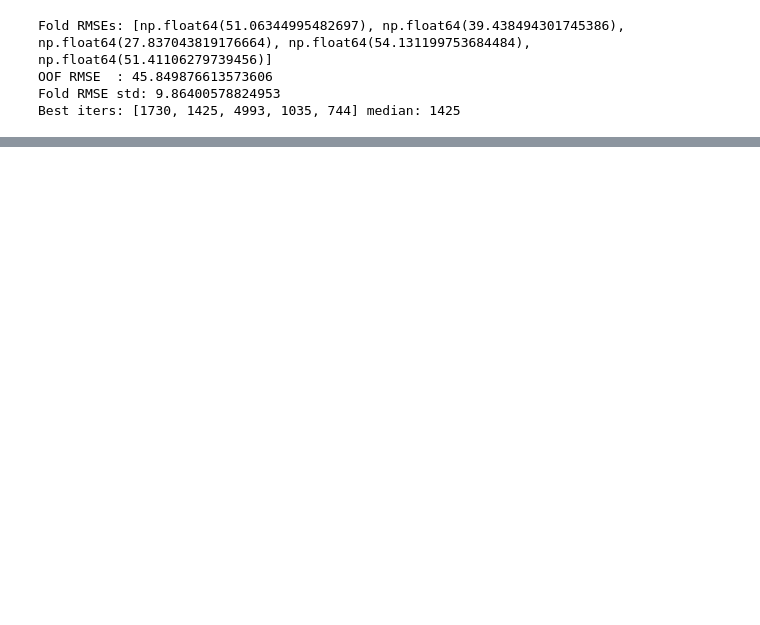
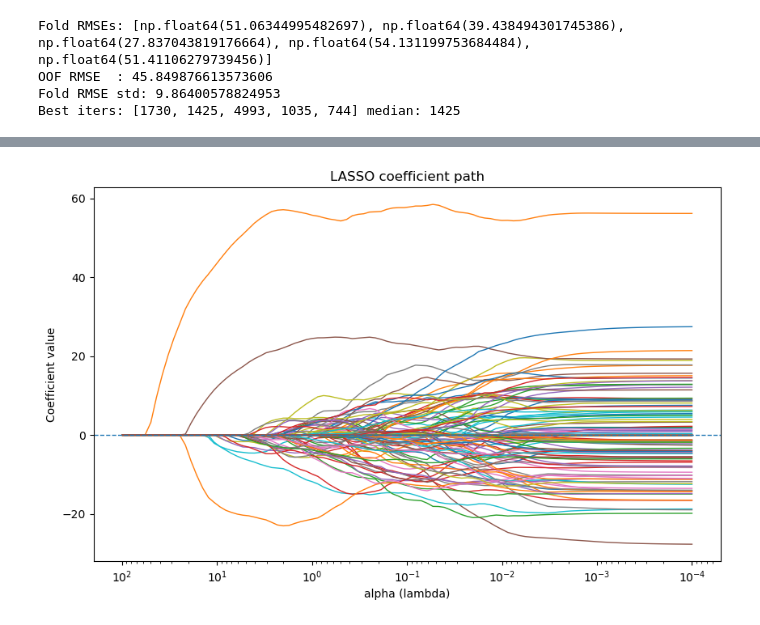
Before and after one commit to JBorregaardd/cda_assignments, a Jupyter notebook: jacob_test.ipynb, the cells around one changed output, grey strips where cells are left out. Drawn from its saved outputs; the diff is of its cells as text; code cells hidden in the pictures; blank space fills up the shorter version.

```diff
--- a/jacob_test.ipynb
+++ b/jacob_test.ipynb
@@ -587,0 +437,63 @@ AttributeError: 'LassoCV' object has no attribute 'coef_'
+# %%
+import numpy as np
+import pandas as pd
+import matplotlib.pyplot as plt
+
+from sklearn.impute import SimpleImputer
+from sklearn.preprocessing import StandardScaler
+from sklearn.linear_model import lasso_path
+
+cat_cols = ["C_01", "C_02", "C_03", "C_04", "C_05"]
+
+# -----------------------------
+# Prepare X for LASSO
+# -----------------------------
+X_plot = X.copy()
+
+for c in cat_cols:
+    if c in X_plot.columns:
+        X_plot[c] = X_plot[c].astype("string").fillna("Missing")
+
+X_plot = pd.get_dummies(X_plot, dummy_na=True).astype(float)
+
+feature_names = X_plot.columns
+
+# impute + scale
+imputer = SimpleImputer(strategy="median")
+scaler = StandardScaler()
+
+X_imp = imputer.fit_transform(X_plot)
+X_scaled = scaler.fit_transform(X_imp)
+
+y_array = np.asarray(y)
+
+# -----------------------------
+# Compute LASSO path
+# -----------------------------
+alphas_lasso = np.logspace(-4, 2, 100)
+
+alphas_path, coefs_path, _ = lasso_path(
+    X_scaled,
+    y_array,
+    alphas=alphas_lasso
+)
+
+# coefs_path shape = (n_features, n_alphas)
+
+# -----------------------------
+# Plot coefficient paths
+# -----------------------------
+plt.figure(figsize=(10, 6))
+
+for i in range(coefs_path.shape[0]):
+    plt.plot(alphas_path, coefs_path[i], linewidth=1)
+
+plt.xscale("log")
+plt.gca().invert_xaxis()   # large alpha on left, small alpha on right
+plt.xlabel("alpha (lambda)")
+plt.ylabel("Coefficient value")
+plt.title("LASSO coefficient path")
+plt.axhline(0, linestyle="--", linewidth=1)
+plt.show()
+# %% [output]
+[figure, added]
```
Also changed, not shown: parts of 6 cells of this notebook.
